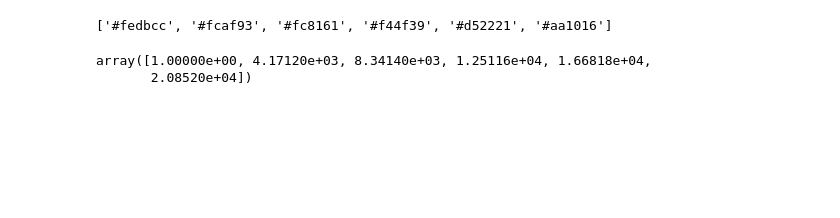
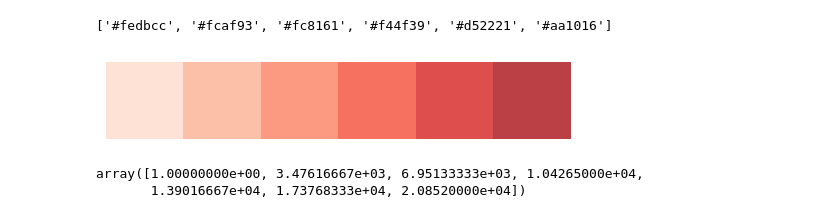
Before and after one commit to sy-zvjkqv/social_senser, a Jupyter notebook: notebooks/use/maps/Kyoto_remake_map copy.ipynb, the cells around one changed output. Drawn from its saved outputs; the diff is of its cells as text; code cells hidden in the pictures; blank space fills up the shorter version.

```diff
--- a/notebooks/use/maps/Kyoto_remake_map copy.ipynb
+++ b/notebooks/use/maps/Kyoto_remake_map copy.ipynb
@@ -28,13 +34,33 @@ print(hex_values)
+# %%
+palette = sns.color_palette("Reds", 6)
+
+# 透過度（Alpha値）を0.8に設定
+alpha_value = 0.8
+
+# 各色に透過度を追加した新しいカラーパレットを作成
+transparent_palette = [(r, g, b, alpha_value) for r, g, b in palette]
+
+# カラーパレットをMatplotlibのimshowを使用して表示
+fig, ax = plt.subplots(figsize=(6, 1))
+ax.imshow([transparent_palette], aspect='auto', cmap='viridis')
+
+# 不要な軸を非表示にする
+ax.axis('off')
+
+# グラフを表示
+plt.show()
+# %% [output]
+[figure, added]
 # %%
 
 Kyoto_residents_max = Kyoto_grid['residents'].max()
 Kyoto_residents_min = Kyoto_grid['residents'].min()
 # %%
-interval_values = np.linspace(Kyoto_residents_min, Kyoto_residents_max, 6)
+interval_values = np.linspace(Kyoto_residents_min, Kyoto_residents_max, 7)
 interval_values
 # %% [output]
-array([1.00000e+00, 4.17120e+03, 8.34140e+03, 1.25116e+04, 1.66818e+04,
-       2.08520e+04])
+array([1.00000000e+00, 3.47616667e+03, 6.95133333e+03, 1.04265000e+04,
+       1.39016667e+04, 1.73768333e+04, 2.08520000e+04])
 # %%
 def find_interval(number, interval_values):
     """
```
Also changed, not shown: parts of 5 cells of this notebook, 4 other files.
